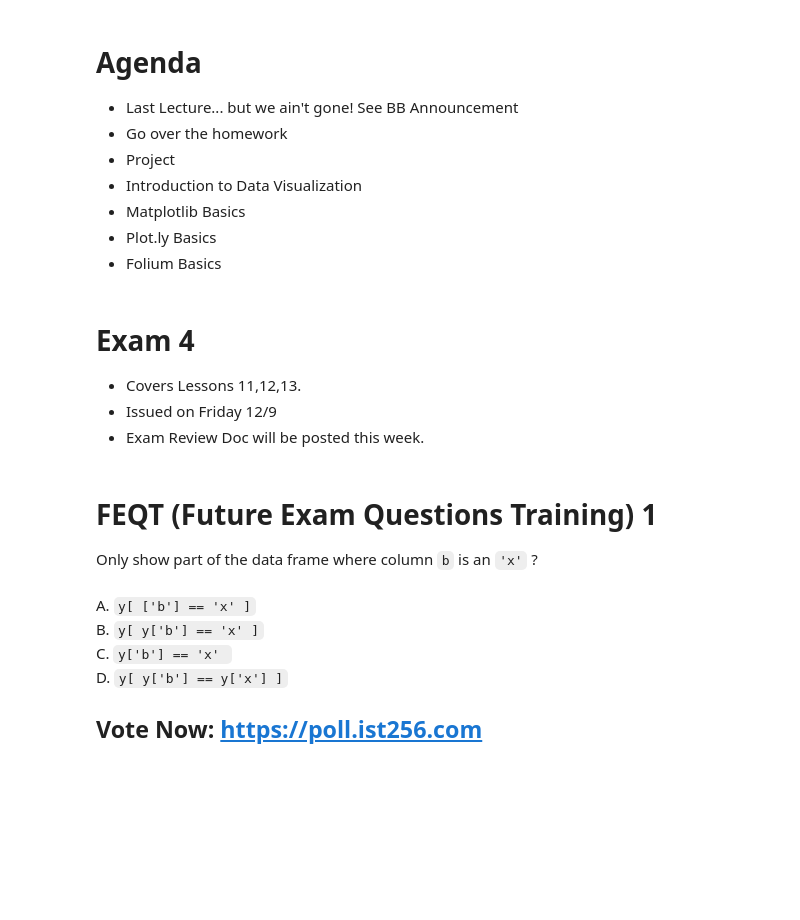
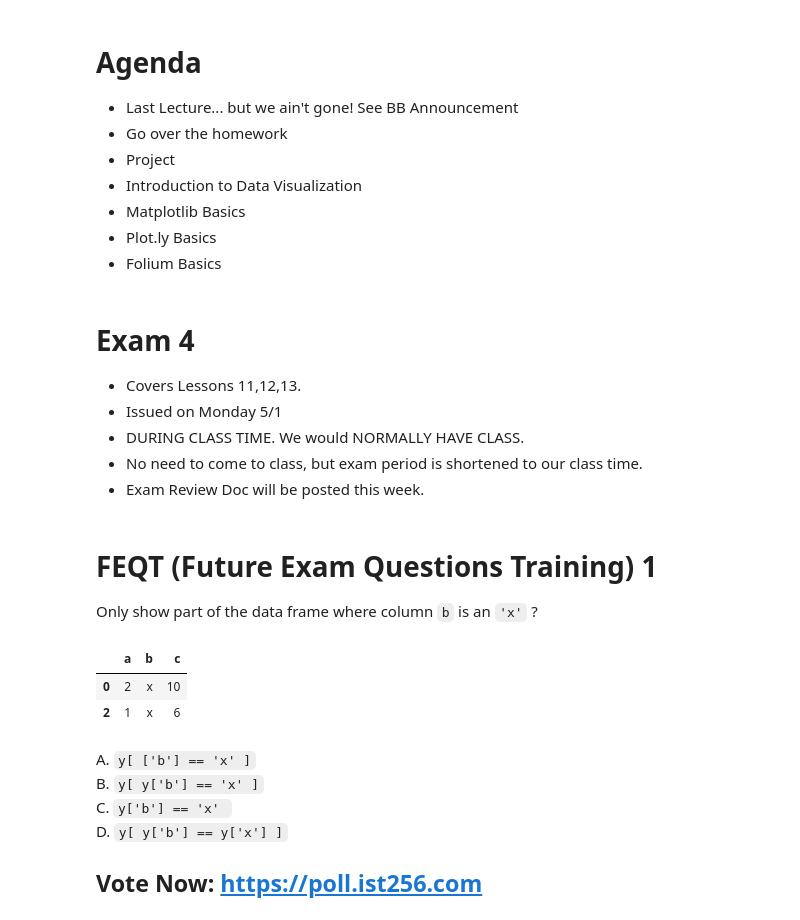
Before and after one commit to ist256/spring2023, a Jupyter notebook: lessons/13-visualization/Slides.ipynb, the cells around one changed output. Drawn from its saved outputs; the diff is of its cells as text; code cells hidden in the pictures; blank space fills up the shorter version.

```diff
--- a/lessons/13-visualization/Slides.ipynb
+++ b/lessons/13-visualization/Slides.ipynb
@@ -22,7 +25,9 @@
 # Exam 4
 
 - Covers Lessons 11,12,13.
-- Issued on Friday 12/9
+- Issued on Monday 5/1
+- DURING CLASS TIME. We would NORMALLY HAVE CLASS.
+- No need to come to class, but exam period is shortened to our class time.
 - Exam Review Doc will be posted this week.
 # %% [markdown]
 # FEQT (Future Exam Questions Training) 1
@@ -31,9 +36,15 @@ Only show part of the data frame where column `b` is an `'x'` ?
 # %%
 import pandas as pd
 x = [ { 'a' :2, 'b' : 'x', 'c' : 10},
       { 'a' :4, 'b' : 'y', 'c' : 3},
       { 'a' :1, 'b' : 'x', 'c' : 6} ]
 y = pd.DataFrame(x)
+
+y[ y['b'] == 'x' ]
+# %% [output]
+|  | a | b | c |
+| 0 | 2 | x | 10 |
+| 2 | 1 | x | 6 |
 # %% [markdown]
 A. `y[ ['b'] == 'x' ]`
 B. `y[ y['b'] == 'x' ]`
```
Also changed, not shown: parts of 3 cells of this notebook, 3 other files.
